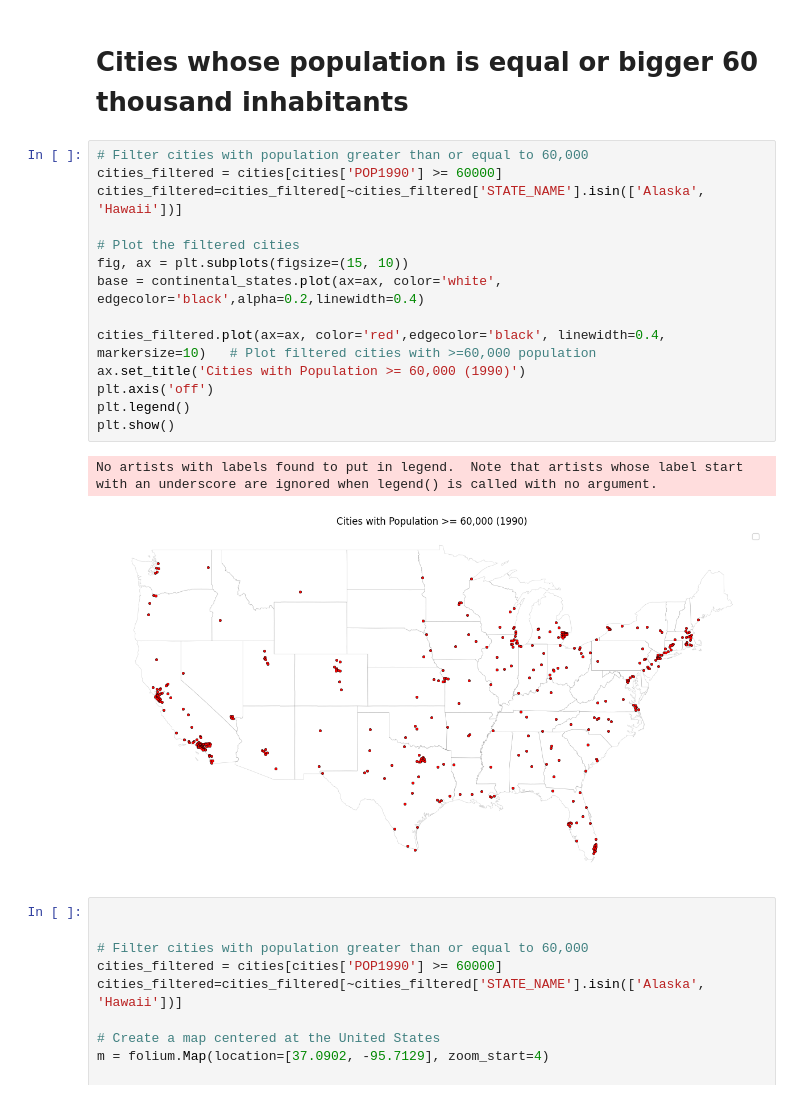
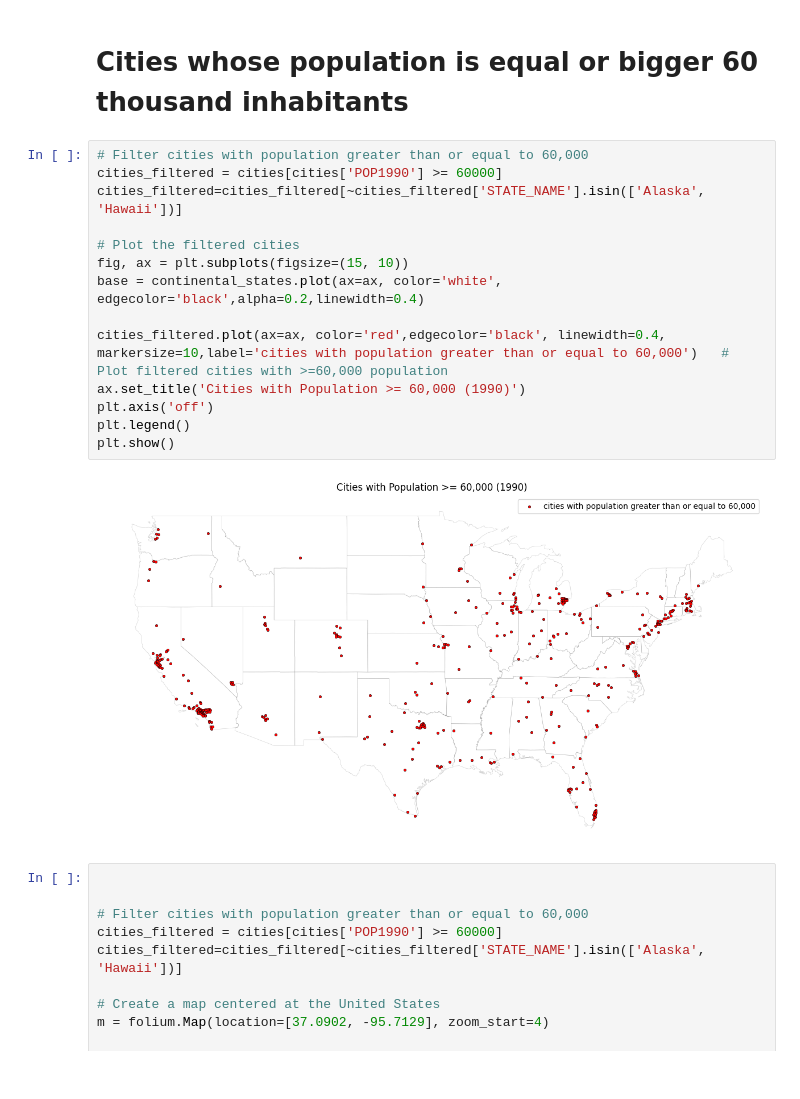
Before and after one commit to SayehOmar/Spatial_Analysis_Class, a Jupyter notebook: Exercice_1/tp1.ipynb, the cells around one changed output. Saved outputs shown, nothing was run; the diff lists cells and outputs as text.

```diff
--- a/Exercice_1/tp1.ipynb
+++ b/Exercice_1/tp1.ipynb
@@ -228,20 +228,19 @@ See: https://matplotlib.org/stable/tutorials/intermediate/legend_guide.html#impl
 # %%
 # Filter cities with population greater than or equal to 60,000
 cities_filtered = cities[cities['POP1990'] >= 60000]
 cities_filtered=cities_filtered[~cities_filtered['STATE_NAME'].isin(['Alaska', 'Hawaii'])]
 
 # Plot the filtered cities
 fig, ax = plt.subplots(figsize=(15, 10))
 base = continental_states.plot(ax=ax, color='white', edgecolor='black',alpha=0.2,linewidth=0.4)
 
-cities_filtered.plot(ax=ax, color='red',edgecolor='black', linewidth=0.4, markersize=10)   # Plot filtered cities with >=60,000 population
+cities_filtered.plot(ax=ax, color='red',edgecolor='black', linewidth=0.4, markersize=10,label='cities with population greater than or equal to 60,000')   # Plot filtered cities with >=60,000 population
 ax.set_title('Cities with Population >= 60,000 (1990)')
 plt.axis('off')
 plt.legend()
 plt.show()
 # %% [output]
-No artists with labels found to put in legend.  Note that artists whose label start with an underscore are ignored when legend() is called with no argument.
-[figure, old version]
+[figure, new version]
 # %%
 
 
```
